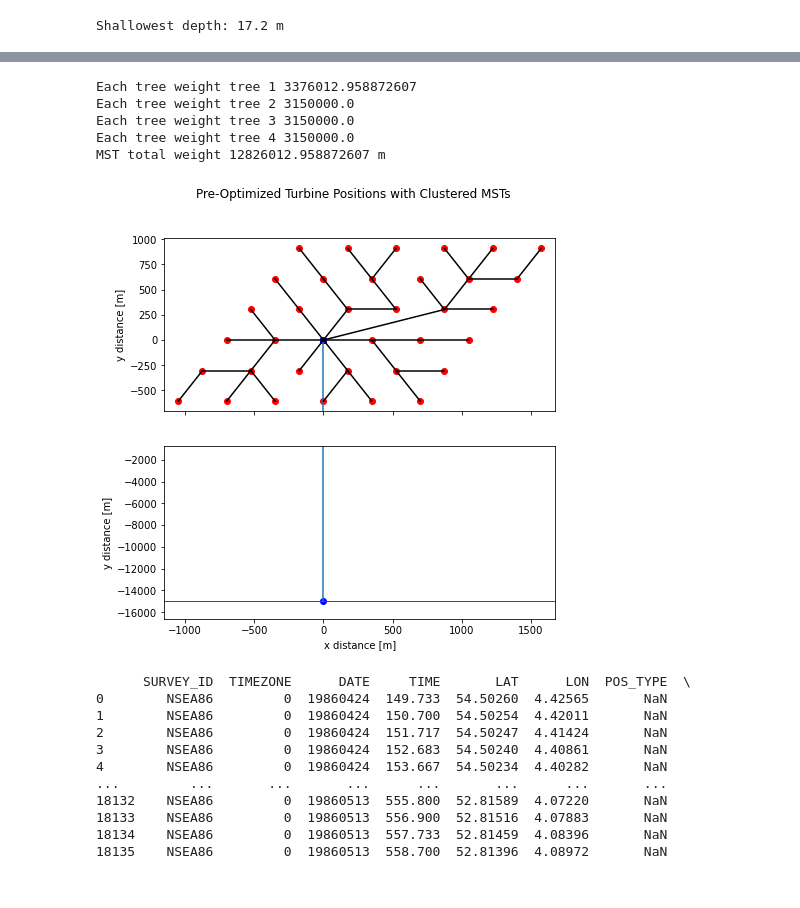
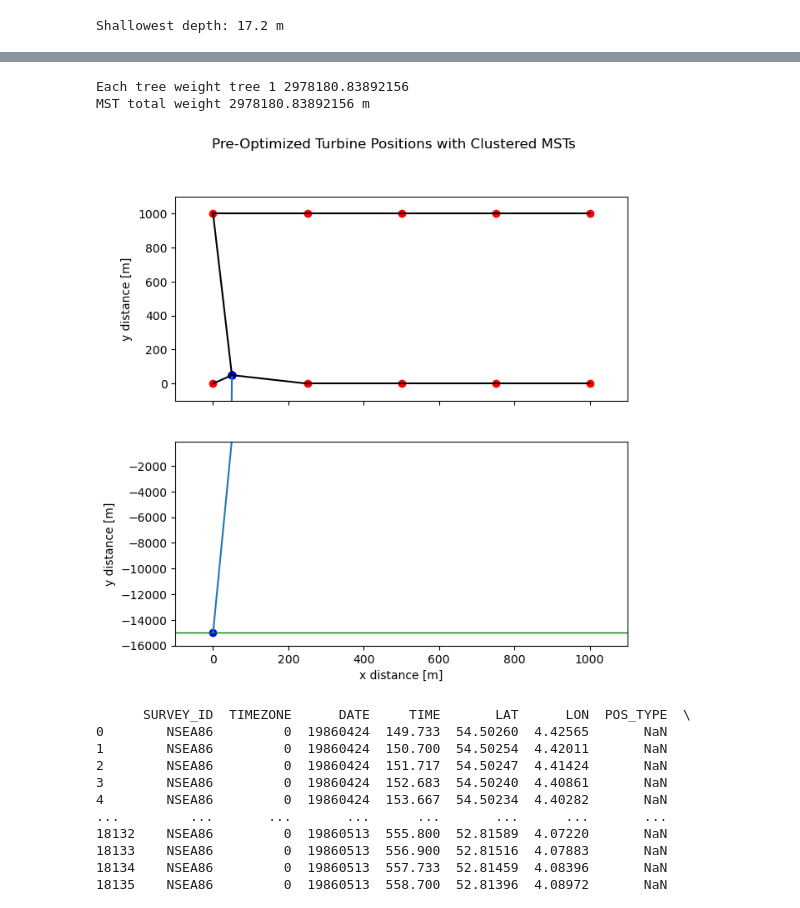
Before and after one commit to HenTuck/3rd-Year-Project, a Jupyter notebook: ModifyingOldModel.ipynb, the cells around one changed output, grey strips where cells are left out. Saved outputs shown, nothing was run; the diff lists cells and outputs as text; code cells hidden in the pictures.

```diff
--- a/ModifyingOldModel.ipynb
+++ b/ModifyingOldModel.ipynb
@@ -170,5 +157,9 @@ print(len(positionlist)) # prints length of positions list (should be the number
 # %%
 # Shoreline implementation
+initialPopulation,xGrid,yGrid = initialPositions(xDimension,yDimension,numTurbs,solPerPopTest)
+positionlist = initialPopulation[0]
+positionlist = np.reshape(positionlist,(-1,2))
+
 
 XShoreLine = np.array([np.linspace(min(positionlist[:,0])-2500,max(positionlist[:,0])+2500,1000)]) #Creates x coordinates of shoreline bewtween min and max turbine locations +/- 1000m # 1000 data points
 YShoreLine = np.array([np.linspace(-DistanceToShore,-DistanceToShore,1000)]) #Creates y coordinates of shoreline at -(distance of the wind farm from the shore) # 1000 data points
@@ -277,7 +260,7 @@ plt.show()
 # minsize_kmeans imported from external python file
 
 def clustering_algorithm(positionlist,nturb,maxnodespertree):
-    k = math.ceil(nturb/maxnodespertree) #number of clusters. math.ceil rounds a number upwards to its nearest integer
+    k = math.ceil(numTurbs/maxnodespertree) #number of clusters. math.ceil rounds a number upwards to its nearest integer
     [turbines, centres] = minsize_kmeans(positionlist[1:,:] ,k ,min_size = 1, max_size = maxnodespertree)
     #turbines exists as an array containing the cluster value for each turbine
     #Assigns each turbine to a cluster. excludes substation, executes external python file,
@@ -311,7 +294,7 @@ def clustering_algorithm(positionlist,nturb,maxnodespertree):
     return indiceslist,u_labels,label
 
 t1_start = perf_counter() # Starts timer
-indiceslist,u_labels,label = clustering_algorithm(positionlist,nturb,maxnodespertree) #Executes clustering algorithm
+indiceslist,u_labels,label = clustering_algorithm(positionlist,numTurbs,maxnodespertree) #Executes clustering algorithm
 t1_stop = perf_counter() # Ends timer
 print('Function run time:', t1_stop-t1_start) # Prints algorithm run time
 
@@ -358,20 +338,21 @@ def geom_analysis(positionlist,indiceslist):
 
     #Arrays for pairwise distances and angles
     #Angle 0: x directıon. Angle pi/2: y directıon
-    distance = [None] * math.ceil(nturb/maxnodespertree) # null array with size based on number of clusters
-    angle = [None] * math.ceil(nturb/maxnodespertree)
-    distance_global = np.zeros((nturb,nturb)) #zero array nturb by nturb. This will be for storing the distance between each pair of turbines for cabling
-    angle_global = np.zeros((nturb,nturb)) # Like above this will be for storing the angle data between each pair of turbines for cabling
+    distance = [None] * math.ceil(numTurbs/maxnodespertree) # null array with size based on number of clusters
+    angle = [None] * math.ceil(numTurbs/maxnodespertree)
+    distance_global = np.zeros((numTurbs,numTurbs)) #zero array nturb by nturb. This will be for storing the distance between each pair of turbines for cabling
+    angle_global = np.zeros((numTurbs,numTurbs)) # Like above this will be for storing the angle data between each pair of turbines for cabling
     coords = positionlist[1:,:] # Coordinates of each turbine
 
-    for i in range(0,nturb): # loops for number of turbines
+
+    for i in range(0,numTurbs): # loops for number of turbines
         distance_global[i,:]=np.sqrt(np.square(coords[i,0]-coords[:,0])+np.square(coords[i,1]-coords[:,1])) # Pythagoras for hypotenuse
         angle_global[i,:]=np.arctan2(coords[:,1]-coords[i,1],coords[:,0]-coords[i,0]) #Pythagoras for angle
         distance_global[i,i]=1e10
         #Rotate angles so that north=0 and convert to degrees
     angle_global=-np.rad2deg(angle_global)+270
 
-    for x in range(0,math.ceil(nturb/maxnodespertree)): # loops for number of clusters
+    for x in range(0,math.ceil(numTurbs/maxnodespertree)): # loops for number of clusters
         nturbintree = np.count_nonzero(indiceslist[x,:] > -1) # Everything except the -100 ones which were denoted earlier to show that there is no turbine at that index
         distance[x]=np.zeros((nturbintree,nturbintree))
         angle[x]=np.zeros((nturbintree,nturbintree))
@@ -392,9 +373,9 @@ def geom_analysis(positionlist,indiceslist):
 
 def Minimum_Spanning_Tree(distance,indiceslist):
 
-    MSTweight = [None] * math.ceil(nturb/maxnodespertree) # null array with sized based on number of clusters
+    MSTweight = [None] * math.ceil(numTurbs/maxnodespertree) # null array with sized based on number of clusters
 
-    for x in range(0,math.ceil(nturb/maxnodespertree)): #loops for number of clusters
+    for x in range(0,math.ceil(numTurbs/maxnodespertree)): #loops for number of clusters
         nturbintree = np.count_nonzero(indiceslist[x,:] > -1)
         g=Graph(nturbintree) #Graph is part of the external python script titled Boruvka_Mod
 
@@ -410,8 +391,6 @@ def Minimum_Spanning_Tree(distance,indiceslist):
 # the Boruvka_mod code requires graphs with vertices 0....n, which is provided by the index value on indices list.
 # When this is plotted, the values within the correct indiceslist row are then used to reference the index within
 # positionlist to be plotted.
-
-#
 
 MSTweight=Minimum_Spanning_Tree(geom_analysis(positionlist, indiceslist)[0],indiceslist)
 
@@ -421,41 +400,38 @@ fig.suptitle('Pre-Optimized Turbine Positions with Clustered MSTs')
 #Upper subplot (Shows wind farm, offshore substation, and upper part of export cable)
 ax1.scatter(positionlist[:,0],positionlist[:,1],c='red') # Prints turbine positions in red
 ax1.plot([positionlist[0,0],OnshoreSubstation[0]],[positionlist[0,1],OnshoreSubstation[1]]) #Plots Shore to substation connection
 ax1.set_ylabel('y distance [m]') # y axis label
 ax1.set_xlim([min(positionlist[:,0])-100, max(positionlist[:,0])+100]) #x limits
 ax1.set_ylim([min(positionlist[:,1])-100, max(positionlist[:,1])+100]) #y limits
 
 #Lower subplot (Shows shoreline, onshore substation and lower part of export cable)
 ax2.scatter(OnshoreSubstation[0],OnshoreSubstation[1],c='blue') #onshore substation
 ax2.plot(TXShoreLine,TYShoreLine,c='green',linewidth=1) #Produces line representing the shore line in green
 ax2.plot([positionlist[0,0],OnshoreSubstation[0]],[positionlist[0,1],OnshoreSubstation[1]]) #Plots Shore to substation connection
 ax2.set_xlabel('x distance [m]') # x axis label
 ax2.set_ylabel('y distance [m]') # y axis label
 ax2.set_xlim([min(positionlist[:,0])-100, max(positionlist[:,0])+100]) #x limits
 ax2.set_ylim([min(positionlist[:,1])-DistanceToShore-1000, min(positionlist[:,1])-100]) #y limits
 
-links = [None] * math.ceil(nturb/maxnodespertree)
+links = [None] * math.ceil(numTurbs/maxnodespertree)
 MSTWeightSum = 0 #MST weight is simply the total length of cabling used
 
-for a in range(0,math.ceil(nturb/maxnodespertree)):
+for a in range(0,math.ceil(numTurbs/maxnodespertree)):
     MSTWeightSum += MSTweight[a][0]
     print('Each tree weight', 'tree',a+1 ,MSTweight[a][0])
     links[a] = MSTweight[a][1]
 
     for b in links[a]:
         u = positionlist[(indiceslist[a,b[0]])][0], positionlist[(indiceslist[a,b[1]])][0]
         v = positionlist[(indiceslist[a,b[0]])][1], positionlist[(indiceslist[a,b[1]])][1]
         ax1.plot(u,v, c='black')
         ax1.scatter(positionlist[0,0],positionlist[0,1],c='blue')
 
 print('MST total weight', MSTWeightSum, 'm')
 # %% [output]
-Each tree weight tree 1 3376012.958872607
-Each tree weight tree 2 3150000.0
-Each tree weight tree 3 3150000.0
-Each tree weight tree 4 3150000.0
-MST total weight 12826012.958872607 m
+Each tree weight tree 1 2978180.83892156
+MST total weight 2978180.83892156 m
-[figure, old version]
+[figure, new version]
 # %%
 #DISPLAYS RAW BATHYMETRY DATA
 
```
Also changed, not shown: parts of 65 cells of this notebook.
